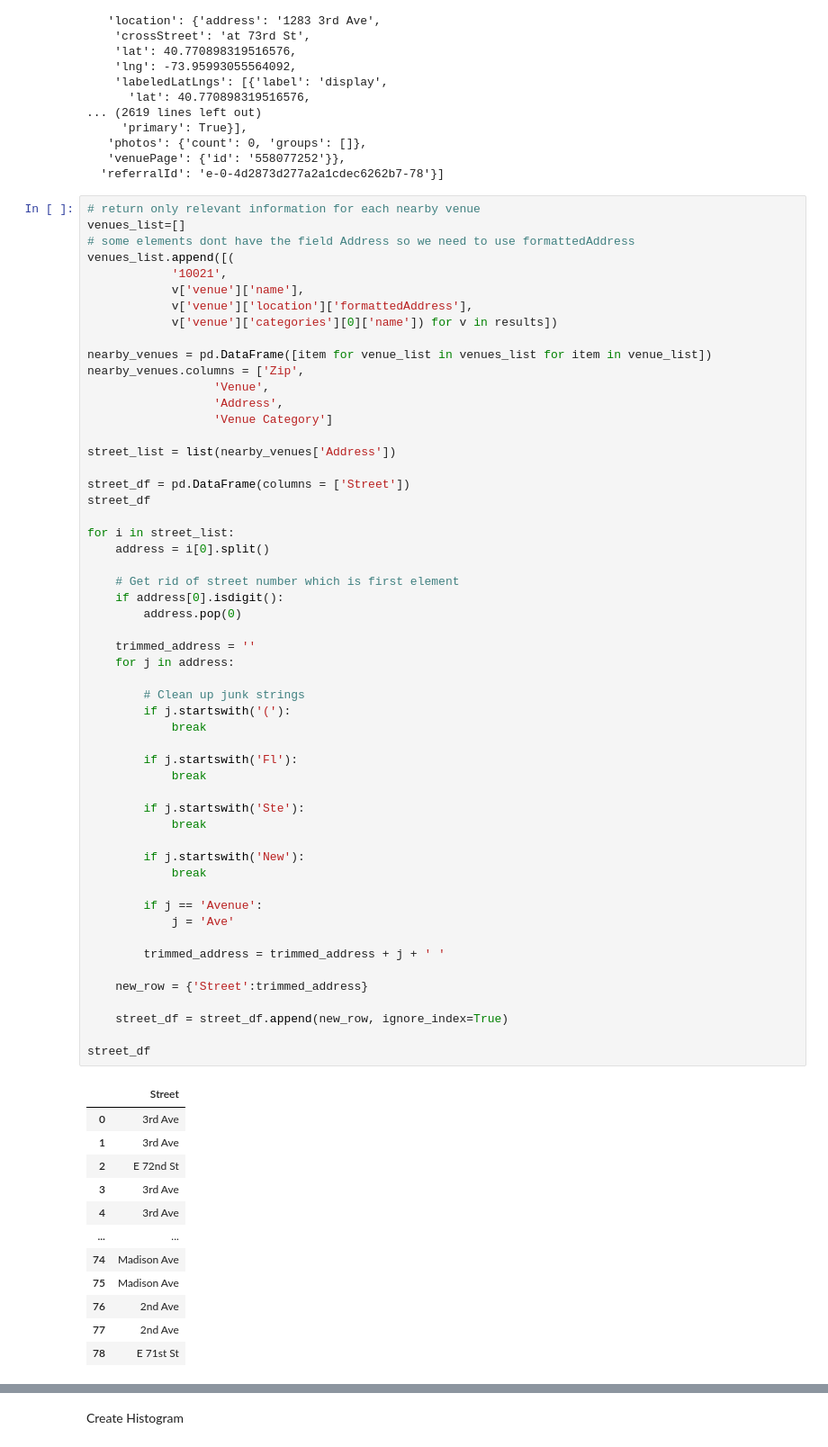
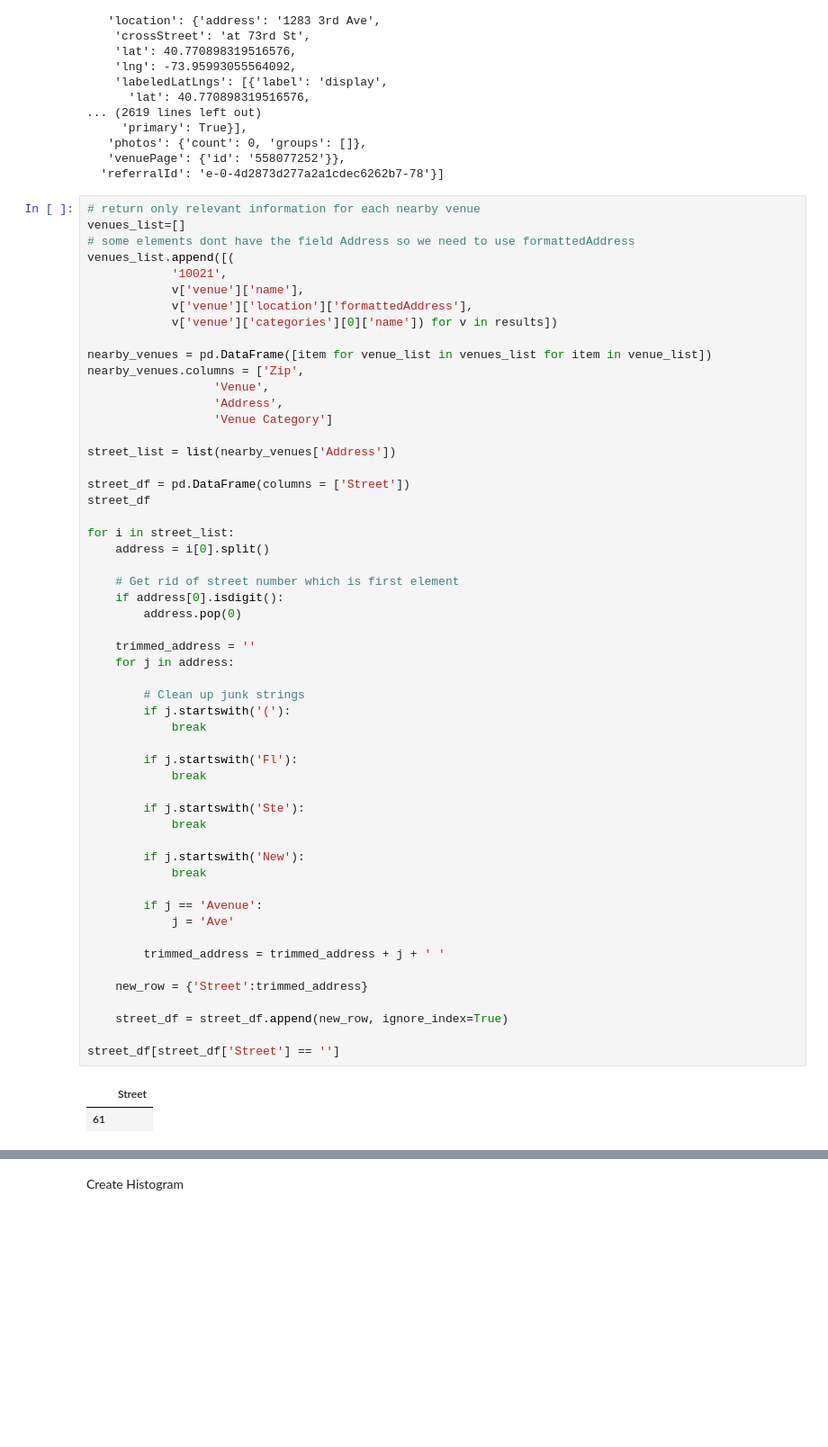
Before and after one commit to sbloom1a/Python-Class-4, a Jupyter notebook: Capstone Project Final.ipynb, the cells around one changed output, grey strips where cells are left out. Shown: that part at 90% size. Saved outputs shown, nothing was run; the diff lists cells and outputs as text; blank space fills up the shorter version.

```diff
--- a/Capstone Project Final.ipynb
+++ b/Capstone Project Final.ipynb
@@ -602,42 +602,32 @@ for i in street_list:
     if address[0].isdigit():
         address.pop(0)
 
     trimmed_address = ''
     for j in address:
 
         # Clean up junk strings
         if j.startswith('('):
             break
 
         if j.startswith('Fl'):
             break
 
         if j.startswith('Ste'):
             break
 
         if j.startswith('New'):
             break
 
         if j == 'Avenue':
             j = 'Ave'
 
         trimmed_address = trimmed_address + j + ' '
 
     new_row = {'Street':trimmed_address}
 
     street_df = street_df.append(new_row, ignore_index=True)
 
-street_df
+street_df[street_df['Street'] == '']
 # %% [output]
 |  | Street |
-| 0 | 3rd Ave |
-| 1 | 3rd Ave |
-| 2 | E 72nd St |
-| 3 | 3rd Ave |
-| 4 | 3rd Ave |
-| ... | ... |
-| 74 | Madison Ave |
-| 75 | Madison Ave |
-| 76 | 2nd Ave |
-| 77 | 2nd Ave |
-| 78 | E 71st St |
+| 61 |  |
```
Also changed, not shown: parts of 2 cells of this notebook.
